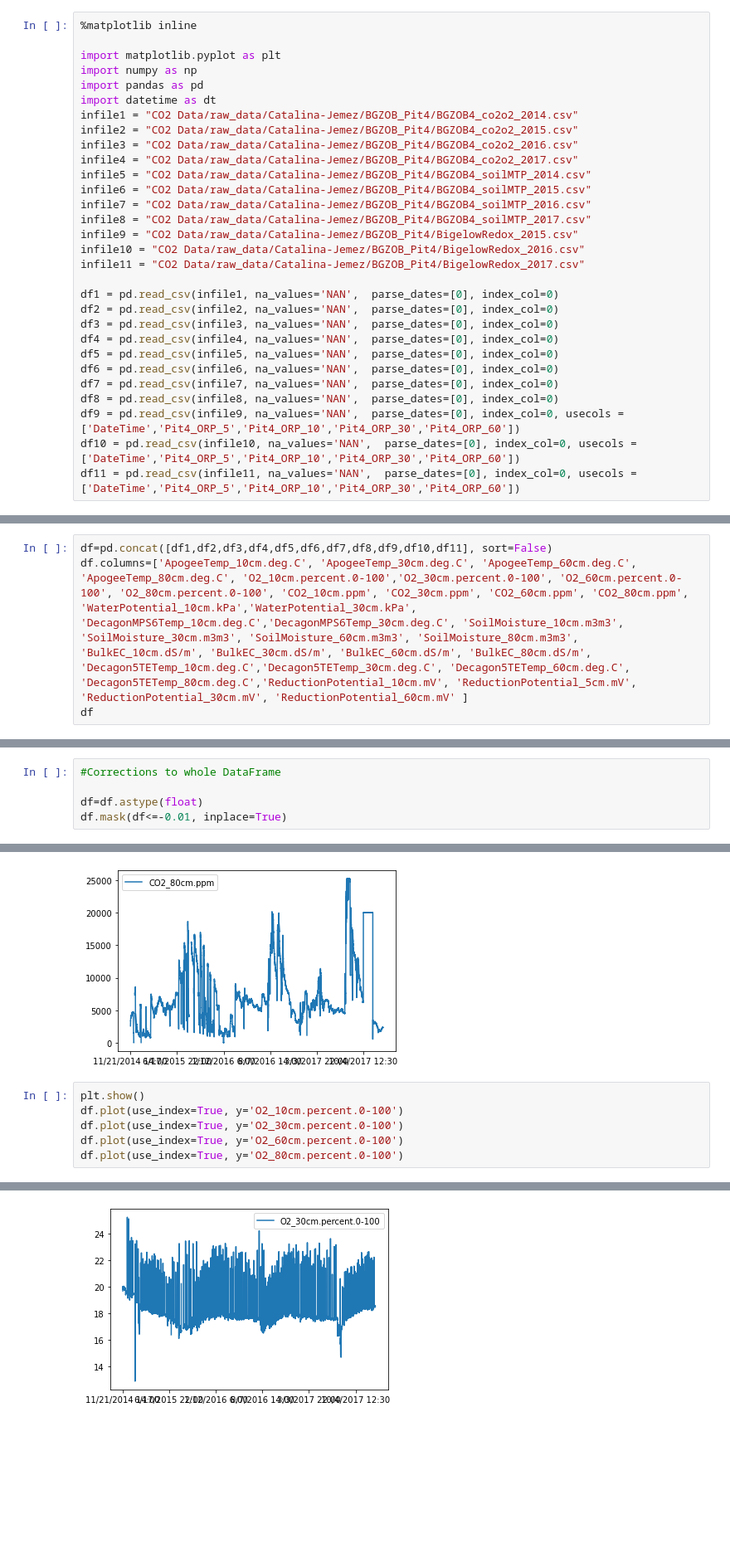
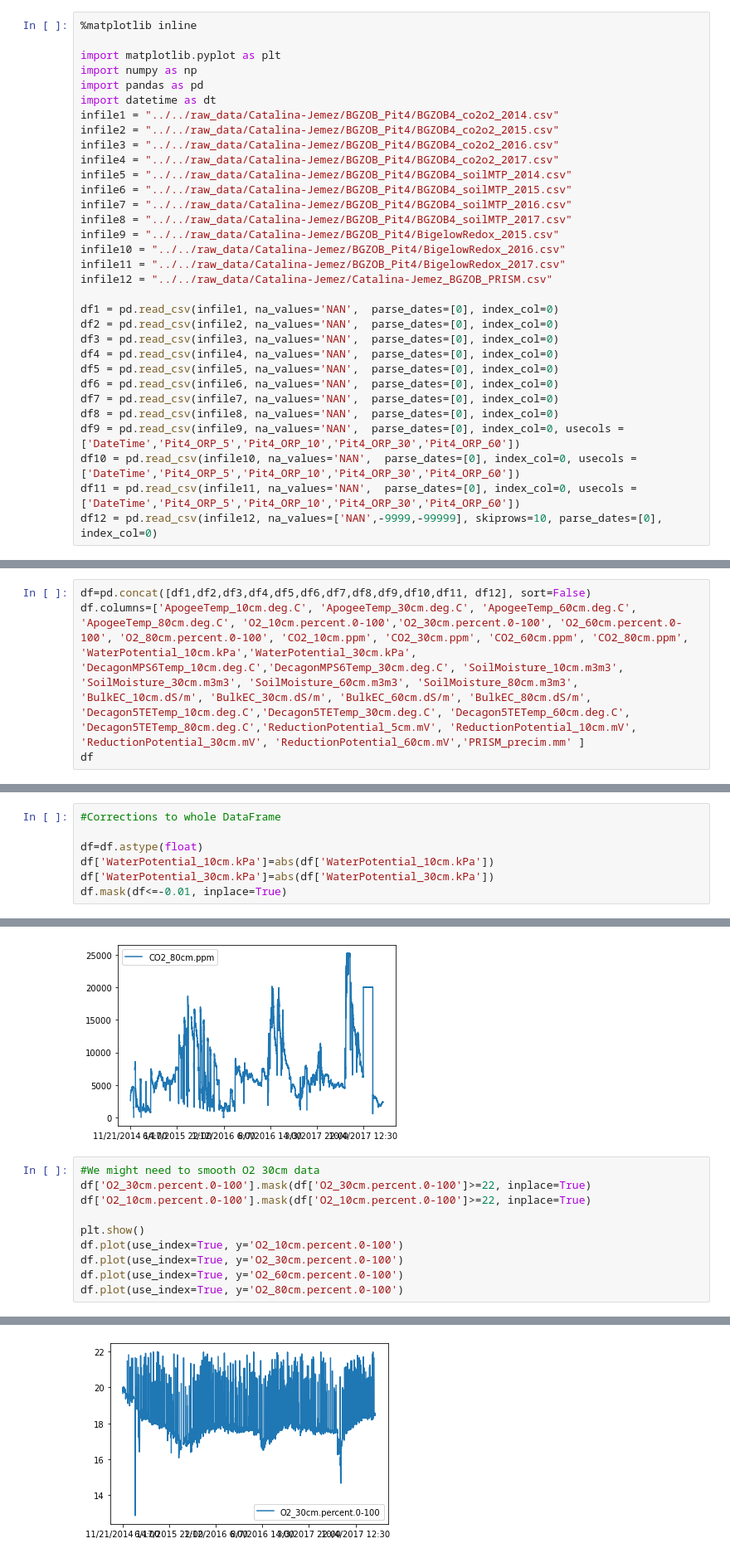
Before and after one commit to mberghouse/CO2-Data, a Jupyter notebook: python_processing/Catalina-Jemez CZO/BGZOB_Pit4.ipynb, the cells around one changed output, grey strips where cells are left out. Shown at 83% size. Saved outputs shown, nothing was run; the diff lists cells and outputs as text; blank space fills up the shorter version.

Commit message:
9/19/2020 update
polished up Shale Hills and BGZOB sites from Catalina-Jemez (both ready for review)

```diff
--- a/python_processing/Catalina-Jemez CZO/BGZOB_Pit4.ipynb
+++ b/python_processing/Catalina-Jemez CZO/BGZOB_Pit4.ipynb
@@ -12,17 +19,18 @@ import matplotlib.pyplot as plt
 import numpy as np
 import pandas as pd
 import datetime as dt
-infile1 = "CO2 Data/raw_data/Catalina-Jemez/BGZOB_Pit4/BGZOB4_co2o2_2014.csv"
-infile2 = "CO2 Data/raw_data/Catalina-Jemez/BGZOB_Pit4/BGZOB4_co2o2_2015.csv"
-infile3 = "CO2 Data/raw_data/Catalina-Jemez/BGZOB_Pit4/BGZOB4_co2o2_2016.csv"
-infile4 = "CO2 Data/raw_data/Catalina-Jemez/BGZOB_Pit4/BGZOB4_co2o2_2017.csv"
-infile5 = "CO2 Data/raw_data/Catalina-Jemez/BGZOB_Pit4/BGZOB4_soilMTP_2014.csv"
-infile6 = "CO2 Data/raw_data/Catalina-Jemez/BGZOB_Pit4/BGZOB4_soilMTP_2015.csv"
-infile7 = "CO2 Data/raw_data/Catalina-Jemez/BGZOB_Pit4/BGZOB4_soilMTP_2016.csv"
-infile8 = "CO2 Data/raw_data/Catalina-Jemez/BGZOB_Pit4/BGZOB4_soilMTP_2017.csv"
-infile9 = "CO2 Data/raw_data/Catalina-Jemez/BGZOB_Pit4/BigelowRedox_2015.csv"
-infile10 = "CO2 Data/raw_data/Catalina-Jemez/BGZOB_Pit4/BigelowRedox_2016.csv"
-infile11 = "CO2 Data/raw_data/Catalina-Jemez/BGZOB_Pit4/BigelowRedox_2017.csv"
+infile1 = "../../raw_data/Catalina-Jemez/BGZOB_Pit4/BGZOB4_co2o2_2014.csv"
+infile2 = "../../raw_data/Catalina-Jemez/BGZOB_Pit4/BGZOB4_co2o2_2015.csv"
+infile3 = "../../raw_data/Catalina-Jemez/BGZOB_Pit4/BGZOB4_co2o2_2016.csv"
+infile4 = "../../raw_data/Catalina-Jemez/BGZOB_Pit4/BGZOB4_co2o2_2017.csv"
+infile5 = "../../raw_data/Catalina-Jemez/BGZOB_Pit4/BGZOB4_soilMTP_2014.csv"
+infile6 = "../../raw_data/Catalina-Jemez/BGZOB_Pit4/BGZOB4_soilMTP_2015.csv"
+infile7 = "../../raw_data/Catalina-Jemez/BGZOB_Pit4/BGZOB4_soilMTP_2016.csv"
+infile8 = "../../raw_data/Catalina-Jemez/BGZOB_Pit4/BGZOB4_soilMTP_2017.csv"
+infile9 = "../../raw_data/Catalina-Jemez/BGZOB_Pit4/BigelowRedox_2015.csv"
+infile10 = "../../raw_data/Catalina-Jemez/BGZOB_Pit4/BigelowRedox_2016.csv"
+infile11 = "../../raw_data/Catalina-Jemez/BGZOB_Pit4/BigelowRedox_2017.csv"
+infile12 = "../../raw_data/Catalina-Jemez/Catalina-Jemez_BGZOB_PRISM.csv"
 
 df1 = pd.read_csv(infile1, na_values='NAN',  parse_dates=[0], index_col=0)
 df2 = pd.read_csv(infile2, na_values='NAN',  parse_dates=[0], index_col=0)
@@ -35,6 +43,7 @@ df8 = pd.read_csv(infile8, na_values='NAN',  parse_dates=[0], index_col=0)
 df9 = pd.read_csv(infile9, na_values='NAN',  parse_dates=[0], index_col=0, usecols = ['DateTime','Pit4_ORP_5','Pit4_ORP_10','Pit4_ORP_30','Pit4_ORP_60'])
 df10 = pd.read_csv(infile10, na_values='NAN',  parse_dates=[0], index_col=0, usecols = ['DateTime','Pit4_ORP_5','Pit4_ORP_10','Pit4_ORP_30','Pit4_ORP_60'])
 df11 = pd.read_csv(infile11, na_values='NAN',  parse_dates=[0], index_col=0, usecols = ['DateTime','Pit4_ORP_5','Pit4_ORP_10','Pit4_ORP_30','Pit4_ORP_60'])
+df12 = pd.read_csv(infile12, na_values=['NAN',-9999,-99999], skiprows=10, parse_dates=[0], index_col=0)
 # %%
 df1=df1.drop(['MST'])
 df2=df2.drop(['MST'])
@@ -83,8 +92,8 @@ df10
 | 12/31/2016 23:45 | 567 | 516.9 | 607 | 387.9 |
 35136 rows × 4 columns
 # %%
-df=pd.concat([df1,df2,df3,df4,df5,df6,df7,df8,df9,df10,df11], sort=False)
-df.columns=['ApogeeTemp_10cm.deg.C', 'ApogeeTemp_30cm.deg.C', 'ApogeeTemp_60cm.deg.C', 'ApogeeTemp_80cm.deg.C', 'O2_10cm.percent.0-100','O2_30cm.percent.0-100', 'O2_60cm.percent.0-100', 'O2_80cm.percent.0-100', 'CO2_10cm.ppm', 'CO2_30cm.ppm', 'CO2_60cm.ppm', 'CO2_80cm.ppm', 'WaterPotential_10cm.kPa','WaterPotential_30cm.kPa', 'DecagonMPS6Temp_10cm.deg.C','DecagonMPS6Temp_30cm.deg.C', 'SoilMoisture_10cm.m3m3', 'SoilMoisture_30cm.m3m3', 'SoilMoisture_60cm.m3m3', 'SoilMoisture_80cm.m3m3', 'BulkEC_10cm.dS/m', 'BulkEC_30cm.dS/m', 'BulkEC_60cm.dS/m', 'BulkEC_80cm.dS/m', 'Decagon5TETemp_10cm.deg.C','Decagon5TETemp_30cm.deg.C', 'Decagon5TETemp_60cm.deg.C', 'Decagon5TETemp_80cm.deg.C','ReductionPotential_10cm.mV', 'ReductionPotential_5cm.mV', 'ReductionPotential_30cm.mV', 'ReductionPotential_60cm.mV' ]
+df=pd.concat([df1,df2,df3,df4,df5,df6,df7,df8,df9,df10,df11, df12], sort=False)
+df.columns=['ApogeeTemp_10cm.deg.C', 'ApogeeTemp_30cm.deg.C', 'ApogeeTemp_60cm.deg.C', 'ApogeeTemp_80cm.deg.C', 'O2_10cm.percent.0-100','O2_30cm.percent.0-100', 'O2_60cm.percent.0-100', 'O2_80cm.percent.0-100', 'CO2_10cm.ppm', 'CO2_30cm.ppm', 'CO2_60cm.ppm', 'CO2_80cm.ppm', 'WaterPotential_10cm.kPa','WaterPotential_30cm.kPa', 'DecagonMPS6Temp_10cm.deg.C','DecagonMPS6Temp_30cm.deg.C', 'SoilMoisture_10cm.m3m3', 'SoilMoisture_30cm.m3m3', 'SoilMoisture_60cm.m3m3', 'SoilMoisture_80cm.m3m3', 'BulkEC_10cm.dS/m', 'BulkEC_30cm.dS/m', 'BulkEC_60cm.dS/m', 'BulkEC_80cm.dS/m', 'Decagon5TETemp_10cm.deg.C','Decagon5TETemp_30cm.deg.C', 'Decagon5TETemp_60cm.deg.C', 'Decagon5TETemp_80cm.deg.C','ReductionPotential_5cm.mV', 'ReductionPotential_10cm.mV', 'ReductionPotential_30cm.mV', 'ReductionPotential_60cm.mV','PRISM_precim.mm' ]
 df
 # %% [output]
 |  | ApogeeTemp_10cm.deg.C | ApogeeTemp_30cm.deg.C | ApogeeTemp_60cm.deg.C | ApogeeTemp_80cm.deg.C | ... |
@@ -104,6 +113,8 @@ df
 #Corrections to whole DataFrame
 
 df=df.astype(float)
+df['WaterPotential_10cm.kPa']=abs(df['WaterPotential_10cm.kPa'])
+df['WaterPotential_30cm.kPa']=abs(df['WaterPotential_30cm.kPa'])
 df.mask(df<=-0.01, inplace=True)
 # %%
 plt.show()
@@ -133,6 +144,10 @@ df.plot(use_index=True, y='CO2_80cm.ppm')
 [figure]
 [figure]
 # %%
+#We might need to smooth O2 30cm data
+df['O2_30cm.percent.0-100'].mask(df['O2_30cm.percent.0-100']>=22, inplace=True)
+df['O2_10cm.percent.0-100'].mask(df['O2_10cm.percent.0-100']>=22, inplace=True)
+
 plt.show()
 df.plot(use_index=True, y='O2_10cm.percent.0-100')
 df.plot(use_index=True, y='O2_30cm.percent.0-100')
@@ -144,4 +159,4 @@ df.plot(use_index=True, y='O2_80cm.percent.0-100')
-[figure, old version]
+[figure, new version]
 [figure]
 [figure]
 # %%
```
Also changed, not shown: parts of 9 cells of this notebook, 11 other files.
